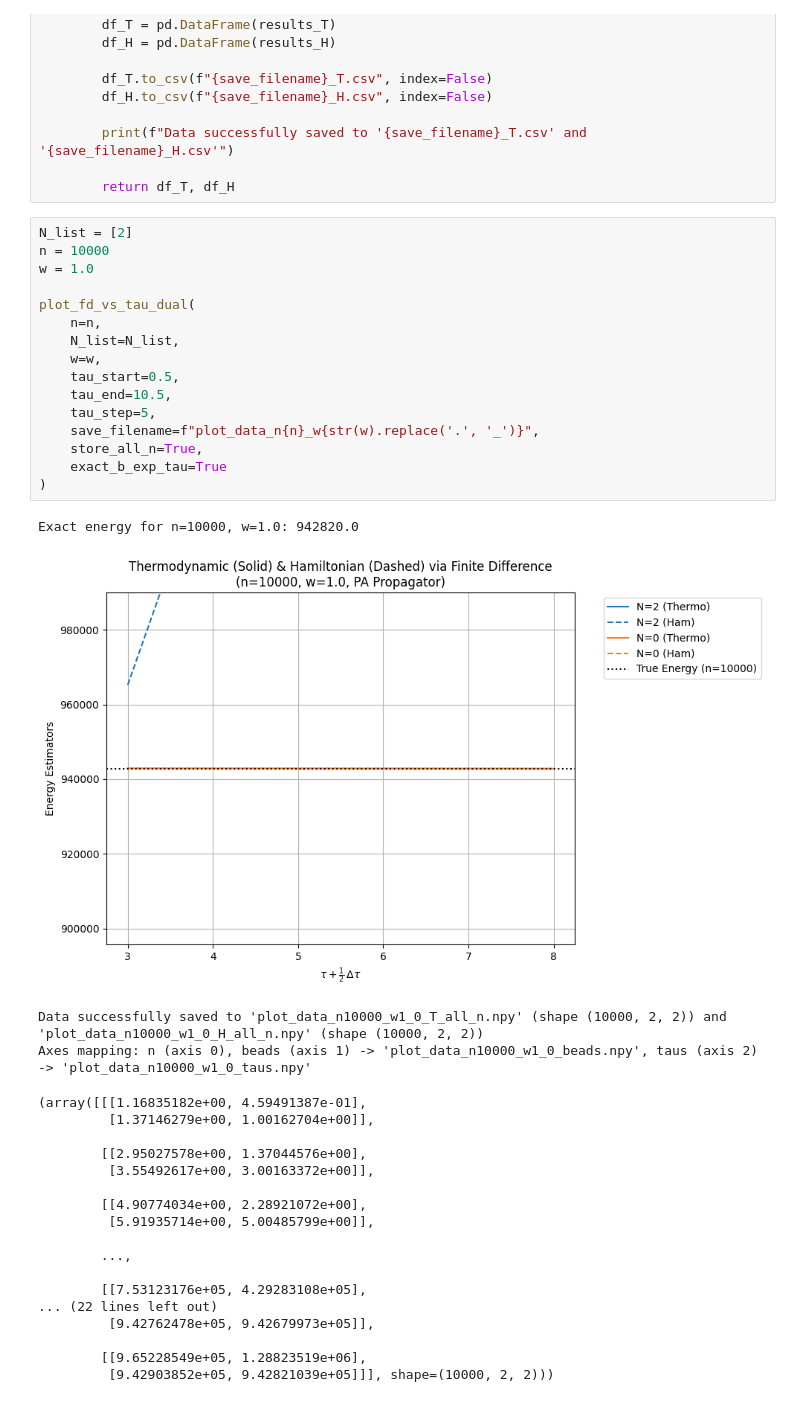
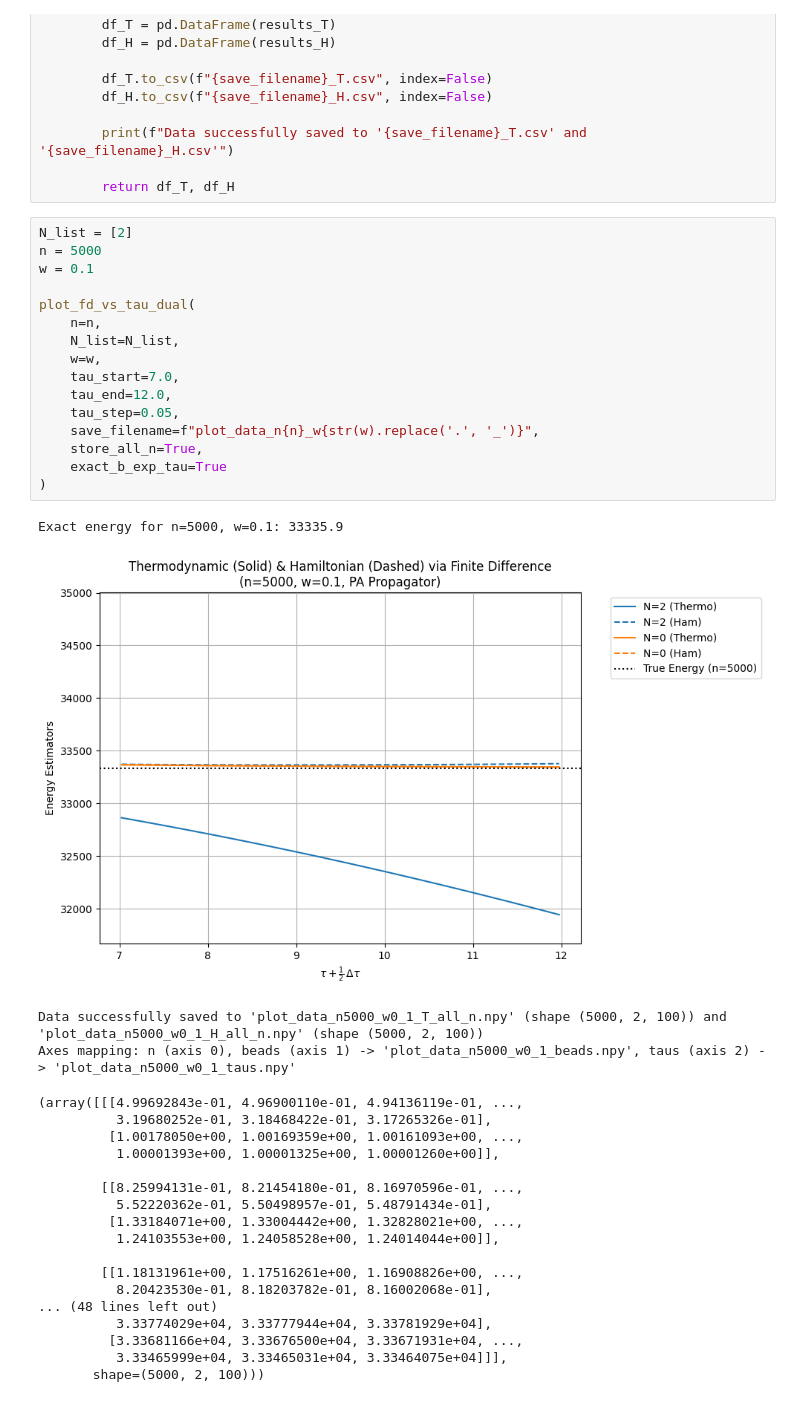
Before and after one commit to 24jonas/HarmonicFermions, a Jupyter notebook: BaxterMeth-opt.ipynb, the cells around one changed output. Drawn from its saved outputs; the diff is of its cells as text.

```diff
--- a/BaxterMeth-opt.ipynb
+++ b/BaxterMeth-opt.ipynb
@@ -472,42 +472,42 @@ def plot_fd_vs_tau_dual(n, N_list, w, tau_start, tau_end, tau_step, save_filenam
         return df_T, df_H
 # %%
 N_list = [2]
-n = 10000
-w = 1.0
+n = 5000
+w = 0.1
 
 plot_fd_vs_tau_dual(
     n=n,
     N_list=N_list,
     w=w,
-    tau_start=0.5,
-    tau_end=10.5,
-    tau_step=5,
+    tau_start=7.0,
+    tau_end=12.0,
+    tau_step=0.05,
     save_filename=f"plot_data_n{n}_w{str(w).replace('.', '_')}",
     store_all_n=True,
     exact_b_exp_tau=True
 )
 # %% [output]
-Exact energy for n=10000, w=1.0: 942820.0
+Exact energy for n=5000, w=0.1: 33335.9
-[figure, old version]
+[figure, new version]
-Data successfully saved to 'plot_data_n10000_w1_0_T_all_n.npy' (shape (10000, 2, 2)) and 'plot_data_n10000_w1_0_H_all_n.npy' (shape (10000, 2, 2))
-Axes mapping: n (axis 0), beads (axis 1) -> 'plot_data_n10000_w1_0_beads.npy', taus (axis 2) -> 'plot_data_n10000_w1_0_taus.npy'
+Data successfully saved to 'plot_data_n5000_w0_1_T_all_n.npy' (shape (5000, 2, 100)) and 'plot_data_n5000_w0_1_H_all_n.npy' (shape (5000, 2, 100))
+Axes mapping: n (axis 0), beads (axis 1) -> 'plot_data_n5000_w0_1_beads.npy', taus (axis 2) -> 'plot_data_n5000_w0_1_taus.npy'
-(array([[[1.16835182e+00, 4.59491387e-01],
-         [1.37146279e+00, 1.00162704e+00]],
+(array([[[4.99692843e-01, 4.96900110e-01, 4.94136119e-01, ...,
+          3.19680252e-01, 3.18468422e-01, 3.17265326e-01],
+         [1.00178050e+00, 1.00169359e+00, 1.00161093e+00, ...,
+          1.00001393e+00, 1.00001325e+00, 1.00001260e+00]],
 
-        [[2.95027578e+00, 1.37044576e+00],
-         [3.55492617e+00, 3.00163372e+00]],
+        [[8.25994131e-01, 8.21454180e-01, 8.16970596e-01, ...,
+          5.52220362e-01, 5.50498957e-01, 5.48791434e-01],
+         [1.33184071e+00, 1.33004442e+00, 1.32828021e+00, ...,
+          1.24103553e+00, 1.24058528e+00, 1.24014044e+00]],
 
-        [[4.90774034e+00, 2.28921072e+00],
-         [5.91935714e+00, 5.00485799e+00]],
-
-        ...,
-
-        [[7.53123176e+05, 4.29283108e+05],
-... (22 lines left out)
-         [9.42762478e+05, 9.42679973e+05]],
-
-        [[9.65228549e+05, 1.28823519e+06],
-         [9.42903852e+05, 9.42821039e+05]]], shape=(10000, 2, 2)))
+        [[1.18131961e+00, 1.17516261e+00, 1.16908826e+00, ...,
+          8.20423530e-01, 8.18203782e-01, 8.16002068e-01],
+... (48 lines left out)
+          3.33774029e+04, 3.33777944e+04, 3.33781929e+04],
+         [3.33681166e+04, 3.33676500e+04, 3.33671931e+04, ...,
+          3.33465999e+04, 3.33465031e+04, 3.33464075e+04]]],
+       shape=(5000, 2, 100)))
 # %%
 import numpy as np
 import matplotlib.pyplot as plt
```
Also changed, not shown: parts of 1 cell of this notebook, 28 other files.
